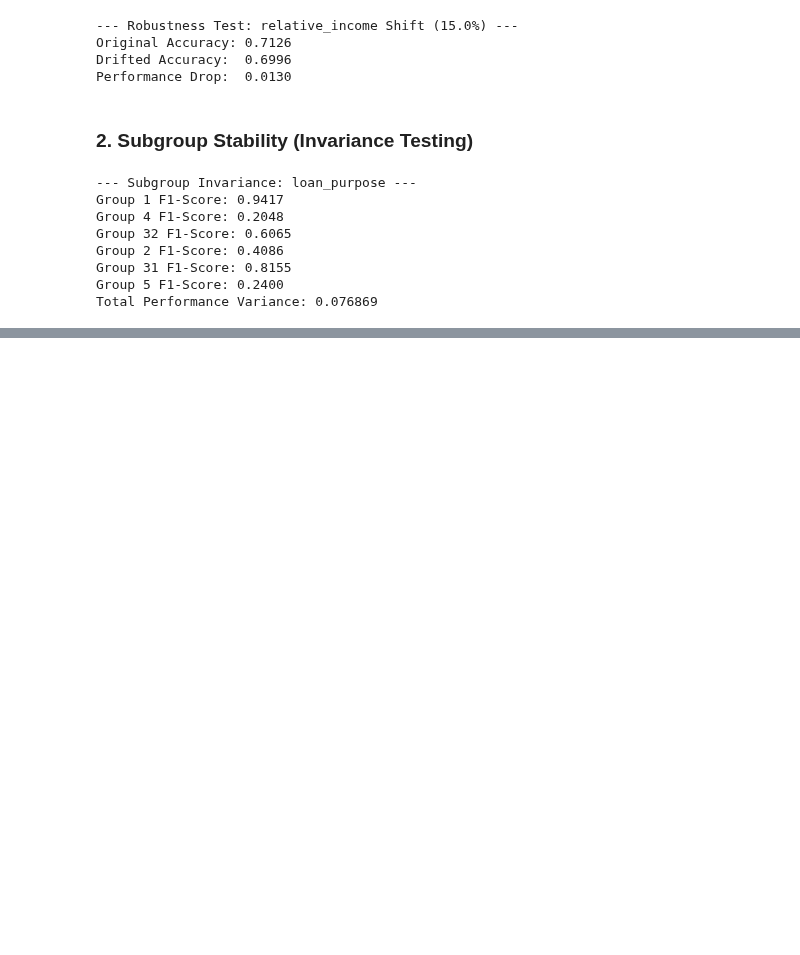
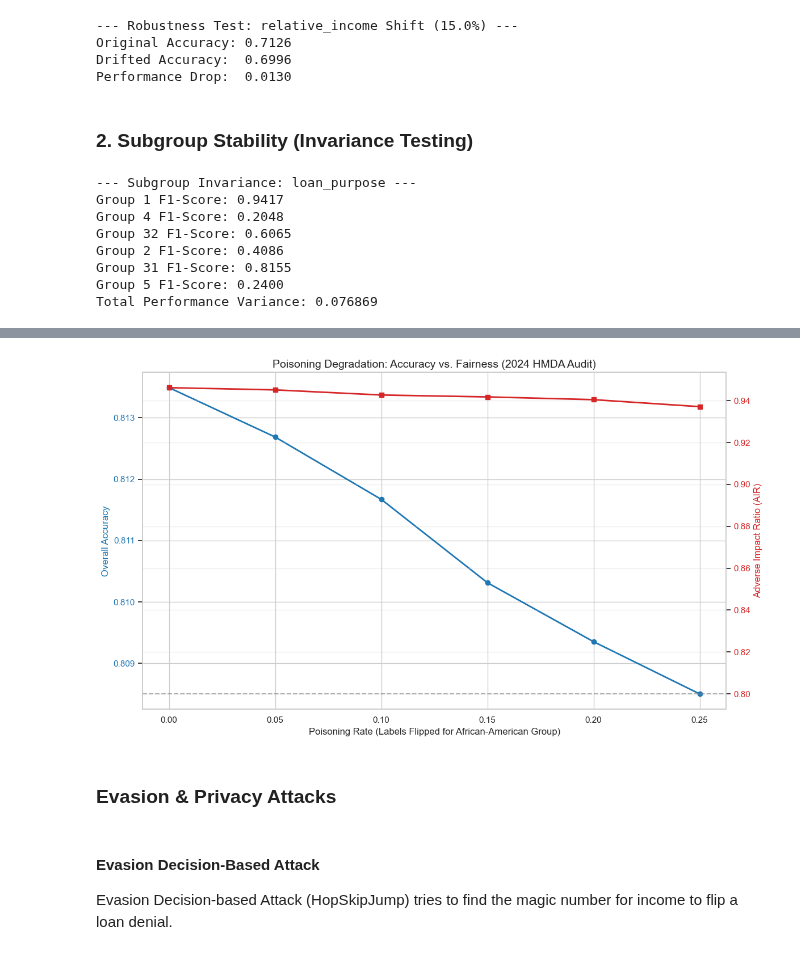
Before and after one commit to iamtatendakagande/capstone, a Jupyter notebook: code-with-protected-variables.ipynb, the cells around one changed output, grey strips where cells are left out. Saved outputs shown, nothing was run; the diff lists cells and outputs as text; code cells hidden in the pictures; blank space fills up the shorter version.

```diff
--- a/code-with-protected-variables.ipynb
+++ b/code-with-protected-variables.ipynb
@@ -1856,0 +2070,10 @@ Total Performance Variance: 0.076869
+# %%
+# Train the clean baseline using the original, unpoisoned y_train
+clean_model = RandomForestClassifier(random_state=42, n_jobs=-1)
+clean_model.fit(X_train_encoded, y_train)
+
+# If y_train is still strings ('high_risk'), you may need to map it first:
+# y_train_mapped = y_train.map({'high_risk': 1, 'low_risk': 0})
+# clean_model.fit(X_train_encoded, y_train_mapped)
+
+print("Baseline Clean Model is now trained and defined.")
@@ -1856,0 +2123,58 @@ Total Performance Variance: 0.076869
+# %%
+import matplotlib.pyplot as plt
+from sklearn.metrics import accuracy_score
+
+# 1. Define poisoning levels to test (from 0% to 25% of the group)
+poison_rates = [0.0, 0.05, 0.10, 0.15, 0.20, 0.25]
+accuracies = []
+airs = []
+
+print("Starting Sensitivity Analysis...")
+
+for rate in poison_rates:
+    # A. Poison the training data at the current rate
+    # Using the 'train_to_poison' combined dataframe we created
+    temp_poisoned_df = simulate_poisoning(train_to_poison, 'race', 'African-American', poison_rate=rate)
+
+    # B. Extract labels and ensure they are numeric (1/0)
+    y_p = temp_poisoned_df['target']
+    if y_p.dtype == 'object':
+        y_p = y_p.map({'high_risk': 1, 'low_risk': 0})
+
+    # C. Train a temporary "Victim" model (using fewer trees for speed)
+    temp_model = RandomForestClassifier(random_state=42, n_jobs=-1, n_estimators=50)
+    temp_model.fit(X_train_encoded, y_p)
+
+    # D. Evaluate on the CLEAN test set
+    preds = temp_model.predict(X_test_encoded)
+
+    # E. Calculate and store results
+    accuracies.append(accuracy_score(y_test_numeric, preds))
+    airs.append(calculate_air(preds, test_df['race'], 'African-American'))
+    print(f"Poison Rate {rate:.0%}: Accuracy={accuracies[-1]:.4f}, AIR={airs[-1]:.4f}")
+
+# 2. Generate the Plot
+plt.figure(figsize=(12, 7))
+ax1 = plt.gca()
+ax2 = ax1.twinx()
+
+# Plot Accuracy (The performance metric)
+ax1.plot(poison_rates, accuracies, 'o-', color='#1f77b4', linewidth=2, label='Overall Accuracy')
+ax1.set_xlabel('Poisoning Rate (Labels Flipped for African-American Group)', fontsize=12)
+ax1.set_ylabel('Overall Accuracy', color='#1f77b4', fontsize=12)
+ax1.tick_params(axis='y', labelcolor='#1f77b4')
+
+# Plot AIR (The fairness metric)
+ax2.plot(poison_rates, airs, 's-', color='#d62728', linewidth=2, label='Adverse Impact Ratio (AIR)')
+ax2.set_ylabel('Adverse Impact Ratio (AIR)', color='#d62728', fontsize=12)
+ax2.tick_params(axis='y', labelcolor='#d62728')
+
+# Add the Regulatory Threshold Line
+ax2.axhline(y=0.8, color='gray', linestyle='--', alpha=0.6, label='Regulatory Threshold (0.80)')
+
+plt.title('Poisoning Degradation: Accuracy vs. Fairness (2024 HMDA Audit)', fontsize=14)
+plt.grid(True, alpha=0.3)
+plt.tight_layout()
+
+plt.show()
+# %% [output]
@@ -1856,0 +2194,6 @@ Total Performance Variance: 0.076869
+[figure, added]
+# %% [markdown]
+  ### Evasion & Privacy Attacks<a id="evasion--privacy-attacks"></a>
+# %% [markdown]
+#### Evasion Decision-Based Attack
+Evasion	Decision-based Attack (HopSkipJump)	tries to find the magic number for income to flip a loan denial.
```
Also changed, not shown: parts of 67 cells of this notebook, 1 other file.
